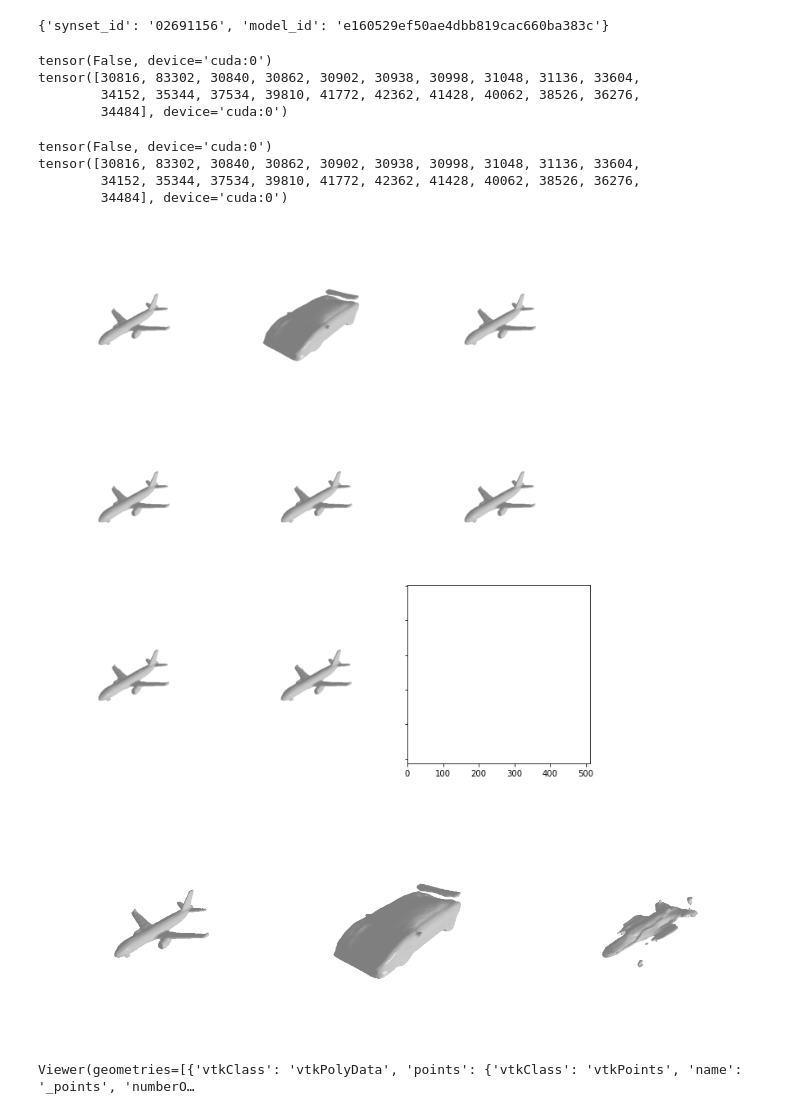
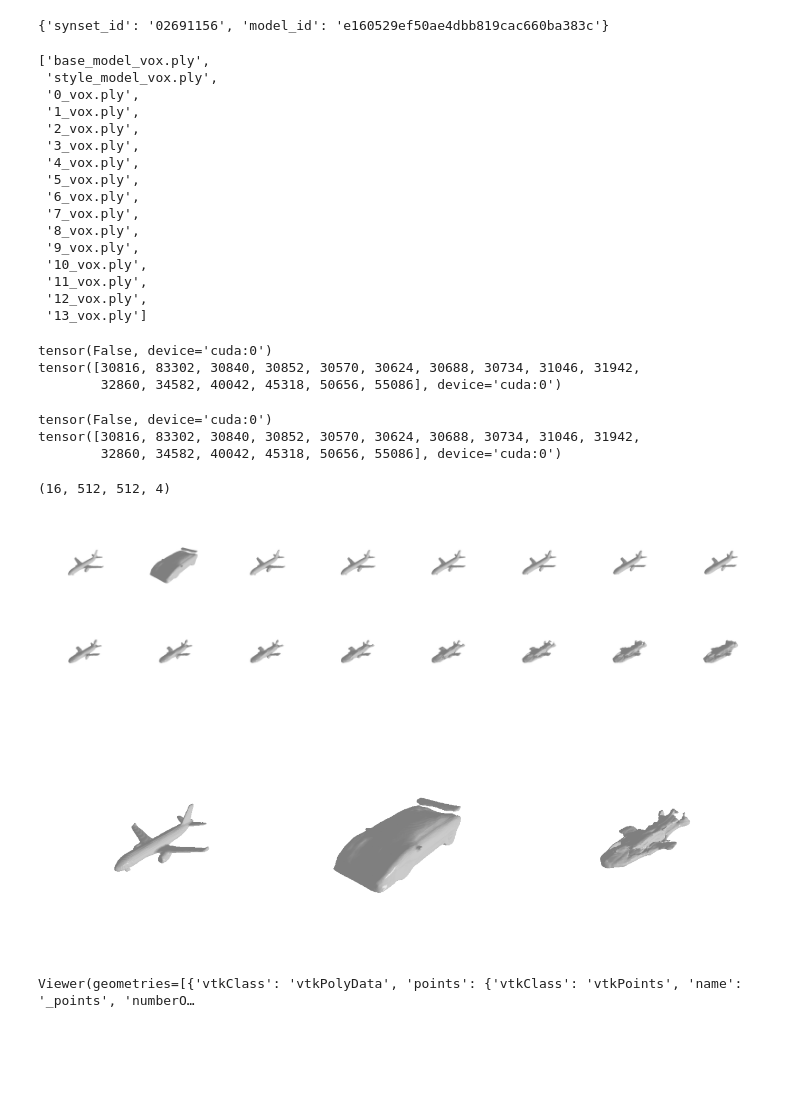
Before and after one commit to QuantumPlumber/DeepDream3D, a Jupyter notebook: Jupyter_Notebooks/Model_Behavior-DD.ipynb, the cells around one changed output. Drawn from its saved outputs; the diff is of its cells as text; code cells hidden in the pictures; blank space fills up the shorter version.

Commit message:
functional layer based style transfer

```diff
--- a/Jupyter_Notebooks/Model_Behavior-DD.ipynb
+++ b/Jupyter_Notebooks/Model_Behavior-DD.ipynb
@@ -156,7 +156,7 @@ num_models
 8762
 # %%
 input_num = np.random.randint(low=0, high=num_models)
-input_num = 3800
+input_num = 300
 # %% [markdown]
 ### Images
 # %% [markdown]
@@ -736,7 +738,7 @@ shape_net_rendering_2 = ShapeNetRendering(model_nums = [300],
 # %% [output]
 {'synset_id': '02691156', 'model_id': 'e160529ef50ae4dbb819cac660ba383c'}
 # %%
-interpolation_dir = '/data/IM-NET-pytorch/data/all_vox256_img/DeepDream_300_1600_layer_5/'
+interpolation_dir = '/data/IM-NET-pytorch/data/all_vox256_img/DeepDream_300_1600_layer_1/'
 files = list(os.listdir(interpolation_dir))
 
 sorted_files = []
@@ -750,8 +752,38 @@ for i in range(len(files)):
         sorted_files.append(files[i])
         files.pop(i)
         break
+
+condition = True
+while condition:
+    for i in range(len(files)):
+        if 'sample' in files[i].split('_'):
+            files.pop(i)
+            break
+    if i == len(files)-1:
+        condition = False
+
+
 for i in range(len(files)):
         sorted_files.append(files[i])
+
+sorted_files
+# %% [output]
+['base_model_vox.ply',
+ 'style_model_vox.ply',
+ '0_vox.ply',
+ '1_vox.ply',
+ '2_vox.ply',
+ '3_vox.ply',
+ '4_vox.ply',
+ '5_vox.ply',
+ '6_vox.ply',
+ '7_vox.ply',
+ '8_vox.ply',
+ '9_vox.ply',
+ '10_vox.ply',
+ '11_vox.ply',
+ '12_vox.ply',
+ '13_vox.ply']
 # %%
 files = sorted_files
 verts = []
@@ -770,39 +802,40 @@ print(interpol_mesh.isempty())
 print(interpol_mesh.num_verts_per_mesh())
 # %% [output]
 tensor(False, device='cuda:0')
-tensor([30816, 83302, 30840, 30862, 30902, 30938, 30998, 31048, 31136, 33604,
-        34152, 35344, 37534, 39810, 41772, 42362, 41428, 40062, 38526, 36276,
-        34484], device='cuda:0')
+tensor([30816, 83302, 30840, 30852, 30570, 30624, 30688, 30734, 31046, 31942,
+        32860, 34582, 40042, 45318, 50656, 55086], device='cuda:0')
 # %%
-images = shape_net_rendering_2.render(
+tot_images = shape_net_rendering_2.render(
             model_ids = [0],
             meshes = interpol_mesh,
             shader_type=HardPhongShader,
             device=device).to('cpu').numpy()
 # %% [output]
 tensor(False, device='cuda:0')
-tensor([30816, 83302, 30840, 30862, 30902, 30938, 30998, 31048, 31136, 33604,
-        34152, 35344, 37534, 39810, 41772, 42362, 41428, 40062, 38526, 36276,
-        34484], device='cuda:0')
+tensor([30816, 83302, 30840, 30852, 30570, 30624, 30688, 30734, 31046, 31942,
+        32860, 34582, 40042, 45318, 50656, 55086], device='cuda:0')
 # %%
-images =images
+images = tot_images
+images.shape
+# %% [output]
+(16, 512, 512, 4)
 # %%
 num_images = int(images.shape[0])
-rows = 3
+rows = 2
 cols = -(- num_images // rows)
 
 fig, axs = plt.subplots(nrows=rows,
                         ncols=cols,
                         sharex=True,
                         sharey=True,
                         figsize=(cols*4,rows*4),
                         gridspec_kw={'wspace': 0, 'hspace':0}
                         )
 for ax, im in zip(axs.flatten(), range(num_images)):
     ax.imshow(images[im,:,:,:3])
     ax.axis('off')
 # %% [output]
-[figure, old version]
+[figure, new version]
 # %%
 rows = 1
 cols = 3
@@ -818,7 +851,7 @@ for ax, im in zip(axs.flatten(), [0,1,-1]):
     ax.imshow(images[im,:,:,:3])
     ax.axis('off')
 # %% [output]
-[figure, old version]
+[figure, new version]
 # %%
 interpolation_dir = '/data/IM-NET-pytorch/data/all_vox256_img/DeepDream_300_1500/'
 files = list(os.listdir(interpolation_dir))
```
Also changed, not shown: parts of 3 cells of this notebook, 3 other files.
